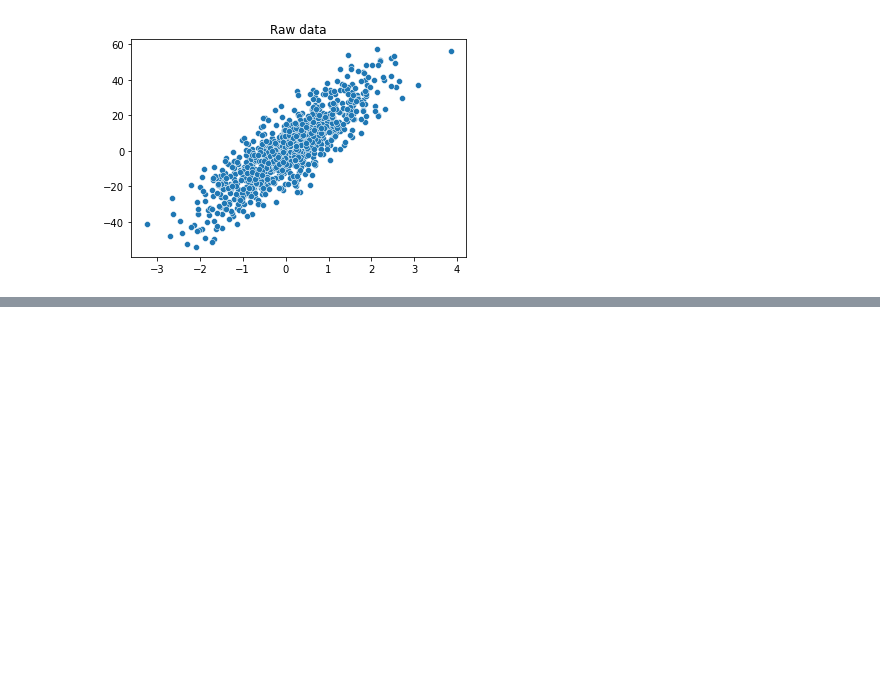
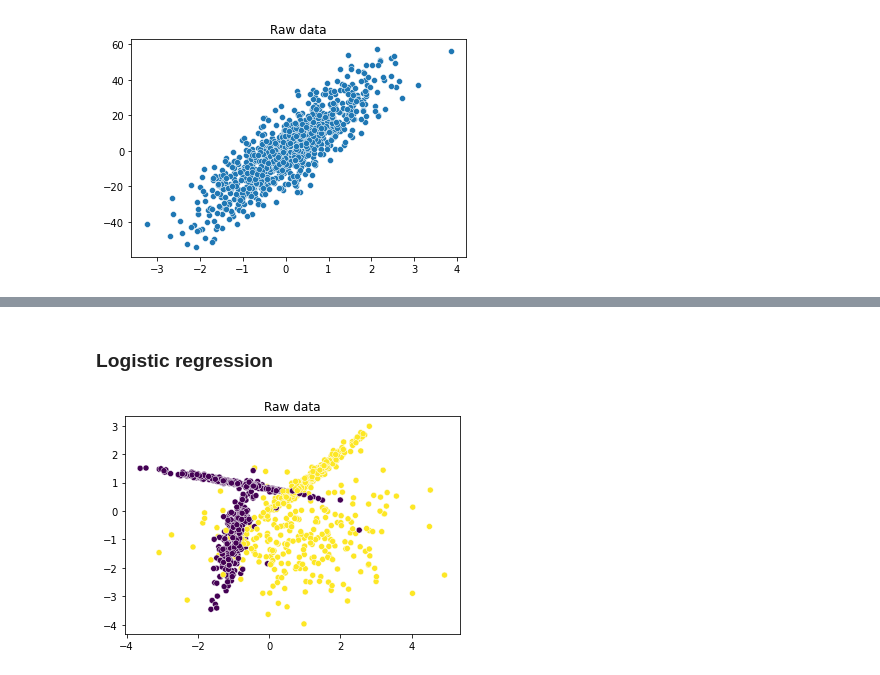
Before and after one commit to jdidcote/machine-learning-from-scratch, a Jupyter notebook: notebooks/examples.ipynb, the cells around one changed output, grey strips where cells are left out. Saved outputs shown, nothing was run; the diff lists cells and outputs as text; code cells hidden in the pictures; blank space fills up the shorter version.

```diff
--- a/notebooks/examples.ipynb
+++ b/notebooks/examples.ipynb
@@ -54,0 +92,24 @@ sns.lineplot(x=X_reg_uni.flatten(), y=y_hat, color="red")
+# %% [markdown]
+### Logistic regression
+# %%
+from learners.logistic_regression import LogisticRegression
+
+def load_univariate_classification_data() -> Tuple[np.ndarray, np.ndarray]:
+    reg_params = {
+        "n_features": 2,
+        "n_samples": 1000,
+        "n_informative": 2,
+        "n_redundant": 0,
+        "n_classes": 2,
+        "random_state": 44
+    }
+    X, y = datasets.make_classification(**reg_params)
+    return X, y
+
+X_class_uni, y_class_uni = load_univariate_classification_data()
+
+ax = sns.scatterplot(x=X_class_uni[:, 0], y=X_class_uni[:, 1], c=y_class_uni)
+ax.set_title("Raw data")
+plt.show()
+# %% [output]
+[figure, added]
```
Also changed, not shown: parts of 13 cells of this notebook, 5 other files.
